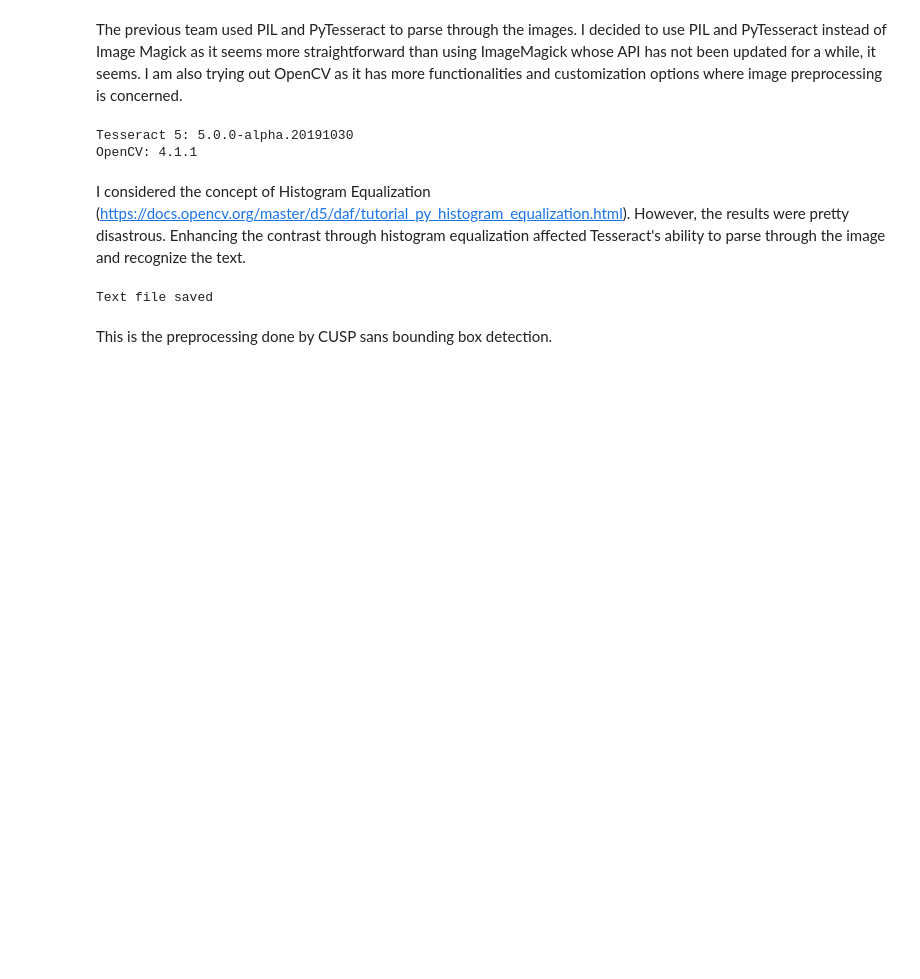
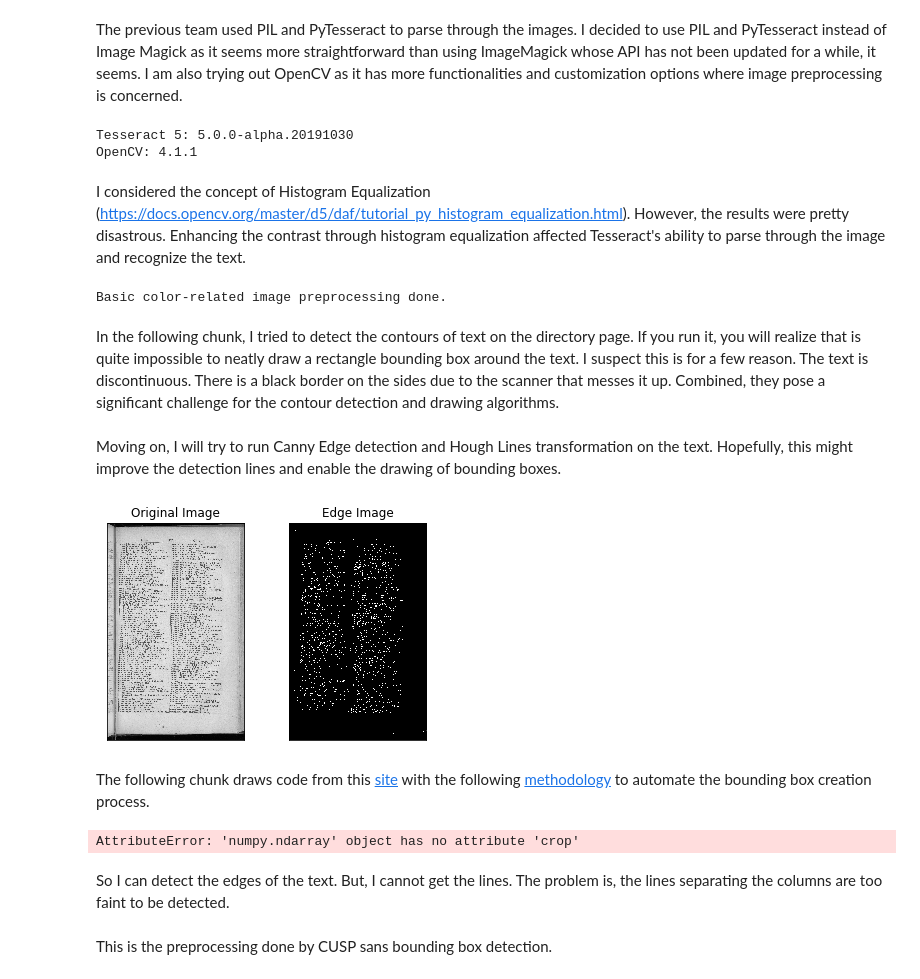
Before and after one commit to westerleyy/NYU-CityDirectories-Project, a Jupyter notebook: WorkflowTrial01.ipynb, the cells around one changed output. Saved outputs shown, nothing was run; the diff lists cells and outputs as text; code cells hidden in the pictures; blank space fills up the shorter version.

Commit message:
Added code to crop the image. Still a work in progress

```diff
--- a/WorkflowTrial01.ipynb
+++ b/WorkflowTrial01.ipynb
@@ -42,6 +42,7 @@ I considered the concept of Histogram Equalization (https://docs.opencv.org/mast
 
 # Reading in image
 img = cv2.imread(test_directory_path + folder_name + file_name)
+img_test = img.copy()
 
 # Rescale the image
 img = cv2.resize(img, None, fx=1.5, fy=1.5, interpolation=cv2.INTER_CUBIC)
@@ -52,16 +53,11 @@ kernel = np.ones((1, 1), np.uint8)
 img = cv2.dilate(img, kernel, iterations=1)
 img = cv2.erode(img, kernel, iterations=1)
 
-# Run tesseract
-result_opencv_string = pytesseract.image_to_string(img)
-## Get bounding box estimates, lines, confidences, and page numbers
-## Useful statistics to have but too annoying to print
-####print(pytesseract.image_to_boxes(img))
-####print(pytesseract.image_to_data(pic))
-## Save to file
-directory = os.path.join(test_directory_path + folder_name)
-with open(directory + file_name[:-5] + "_opencv2" + ".txt", "w") as f:
-    f.write(result_opencv_string)
-    print("Text file saved")
+print("Basic color-related image preprocessing done.")
 # %% [output]
-Text file saved
+Basic color-related image preprocessing done.
+# %% [markdown]
+ In the following chunk, I tried to detect the contours of text on the directory page. If you run it, you will realize
+ that is quite impossible to neatly draw a rectangle bounding box around the text. I suspect this is for a few reason. The
+ text is discontinuous. There is a black border on the sides due to the scanner that messes it up. Combined, they pose a
+ significant challenge for the contour detection and drawing algorithms.
@@ -67,0 +92,15 @@ Text file saved
+# %% [markdown]
+Moving on, I will try to run Canny Edge detection and Hough Lines transformation on the text. Hopefully, this might improve the detection lines and enable the drawing of bounding boxes.
+# %%
+edges = cv2.Canny(img,10,400)
+
+plt.subplot(121),plt.imshow(img,cmap = 'gray')
+plt.title('Original Image'), plt.xticks([]), plt.yticks([])
+plt.subplot(122),plt.imshow(edges,cmap = 'gray')
+plt.title('Edge Image'), plt.xticks([]), plt.yticks([])
+
+plt.show()
+# %% [output]
+[figure, added]
+# %% [markdown]
+The following chunk draws code from this [site](https://github.com/danvk/oldnyc/blob/master/ocr/tess/crop_morphology.py) with the following [methodology](http://www.danvk.org/2015/01/07/finding-blocks-of-text-in-an-image-using-python-opencv-and-numpy.html) to automate the bounding box creation process.
@@ -67,0 +296,12 @@ Text file saved
+# %%
+#contours = find_components(edges)
+#img_crop = find_optimal_components_subset(contours, edges)
+img_crop = pad_crop(img_crop, contours, edges, border_contour = None)
+text_im = img_test.crop(img_crop)
+#plt.subplot(121),plt.imshow(img_crop,cmap = 'gray')
+#plt.title('Cropped Image'), plt.xticks([]), plt.yticks([])
+#Image.fromarray(255 * text_im).show()
+# %% [output]
+AttributeError: 'numpy.ndarray' object has no attribute 'crop'
+# %% [markdown]
+So I can detect the edges of the text. But, I cannot get the lines. The problem is, the lines separating the columns are too faint to be detected.
```
Also changed, not shown: parts of 5 cells of this notebook, 17 other files.
